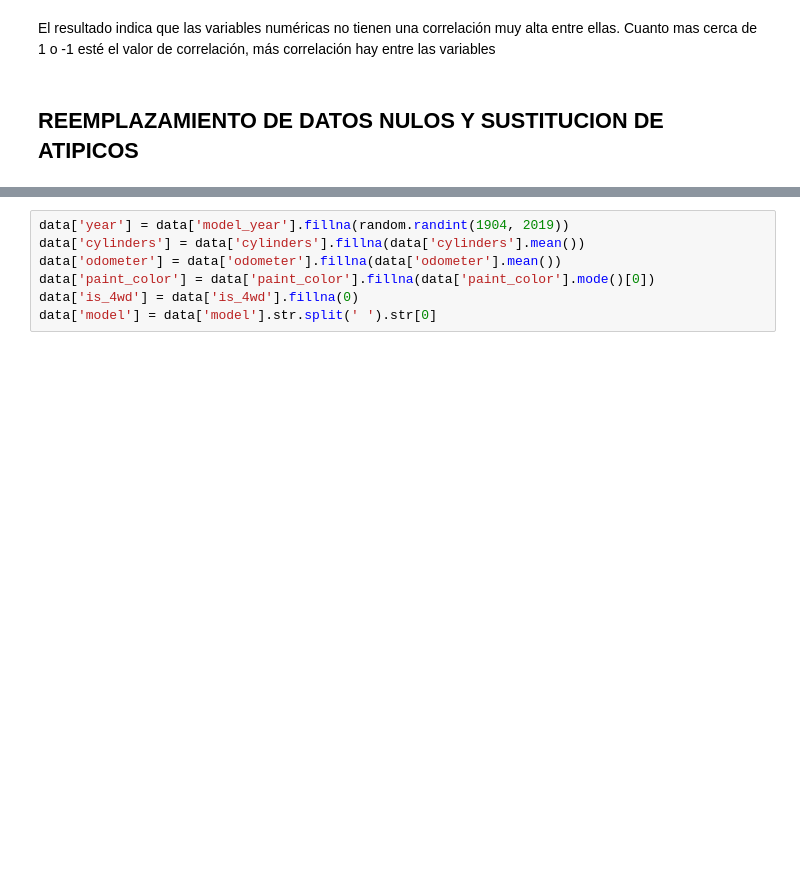
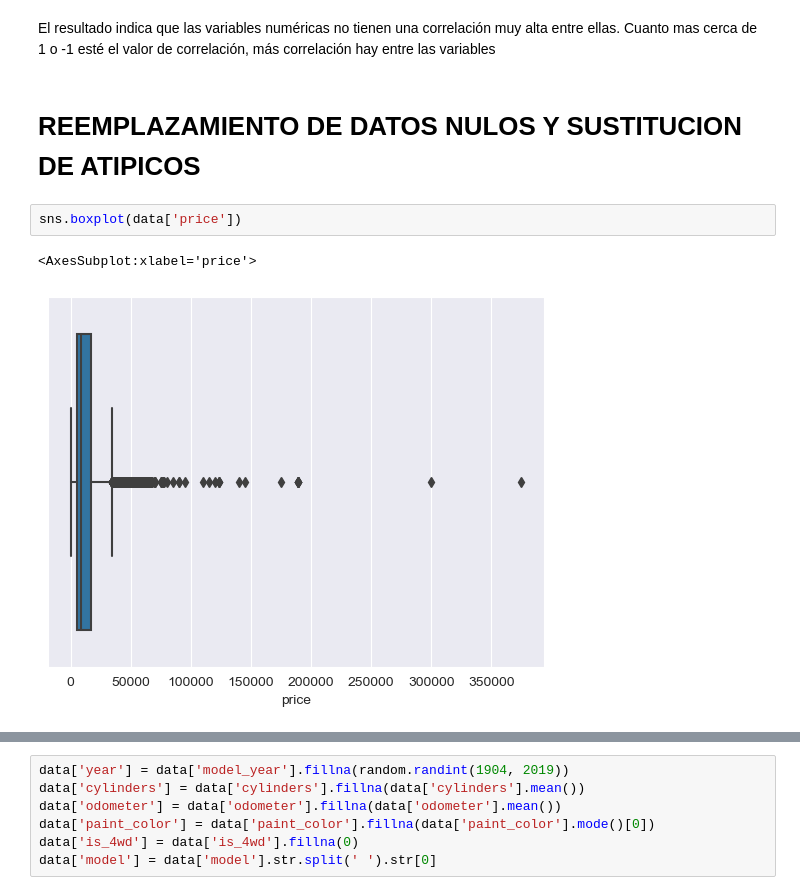
Before and after one commit to infantesromeroadrian/vehicles, a Jupyter notebook: vehicles.ipynb, the cells around one changed output, grey strips where cells are left out. Drawn from its saved outputs; the diff is of its cells as text; blank space fills up the shorter version.

```diff
--- a/vehicles.ipynb
+++ b/vehicles.ipynb
@@ -352,4 +405,9 @@ sns.heatmap(data.corr(), annot=True, fmt='.2f', linewidths=1, linecolor='gray')
 El resultado indica que las variables numéricas no tienen una correlación muy alta entre ellas. Cuanto mas cerca de 1 o -1 esté el valor de correlación, más
 correlación hay entre las variables
 # %% [markdown]
-## REEMPLAZAMIENTO DE DATOS NULOS Y SUSTITUCION DE ATIPICOS
+# REEMPLAZAMIENTO DE DATOS NULOS Y SUSTITUCION DE ATIPICOS
+# %%
+sns.boxplot(data['price'])
+# %% [output]
+<AxesSubplot:xlabel='price'>
+[figure, added]
```
Also changed, not shown: parts of 30 cells of this notebook.
